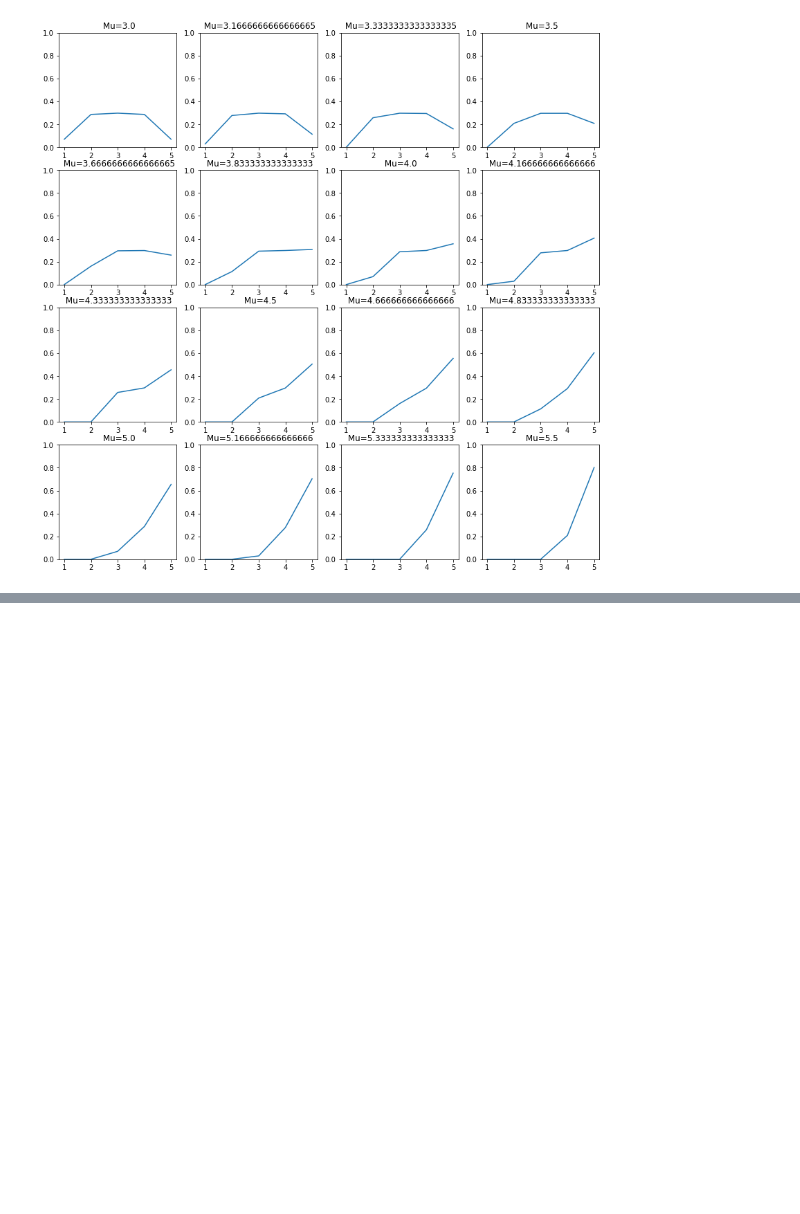
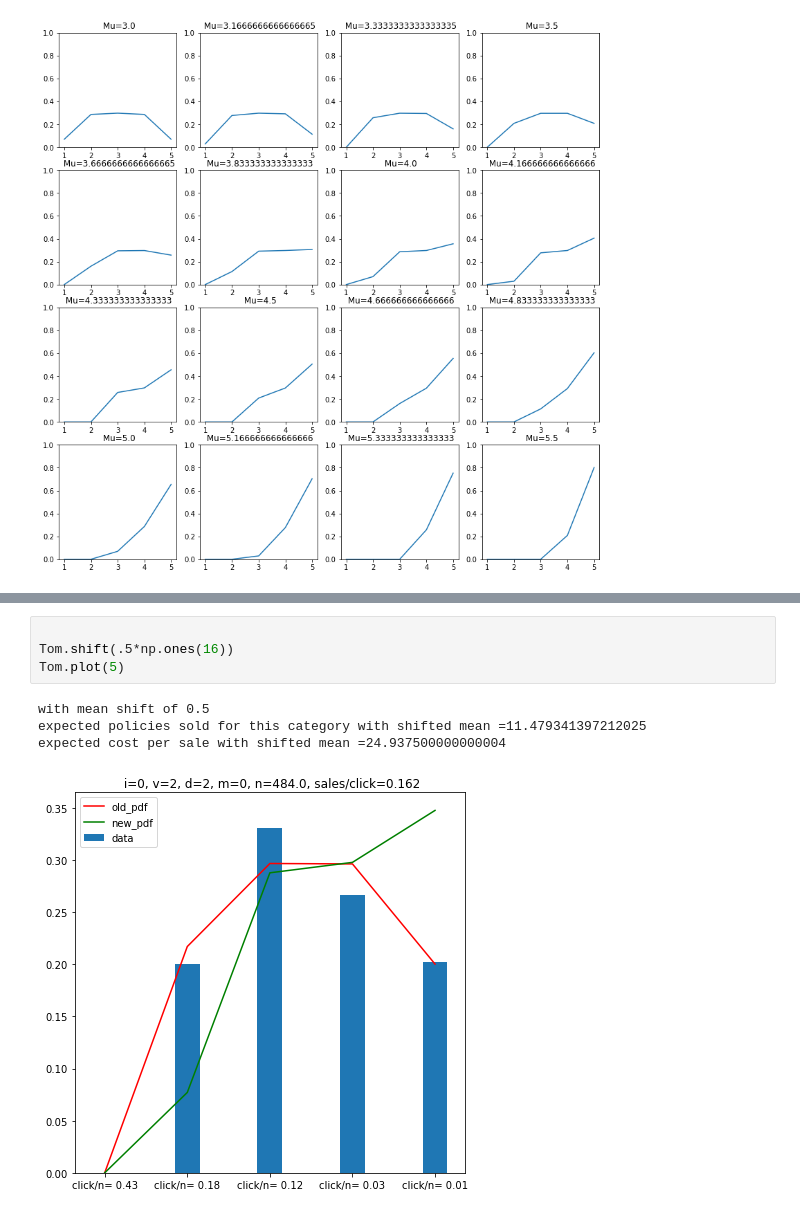
Before and after one commit to taranto8/Erdos_Final_Project, a Jupyter notebook: Graphing_and_predict_n_per_rank_from_centers.ipynb, the cells around one changed output, grey strips where cells are left out. Saved outputs shown, nothing was run; the diff lists cells and outputs as text; blank space fills up the shorter version.

```diff
--- a/Graphing_and_predict_n_per_rank_from_centers.ipynb
+++ b/Graphing_and_predict_n_per_rank_from_centers.ipynb
@@ -325,0 +464,9 @@ plt.show()
+# %%
+
+Tom.shift(.5*np.ones(16))
+Tom.plot(5)
+# %% [output]
+with mean shift of 0.5
+expected policies sold for this category with shifted mean =11.479341397212025
+expected cost per sale with shifted mean =24.937500000000004
+[figure, added]
```
Also changed, not shown: parts of 10 cells of this notebook, 3 other files.
